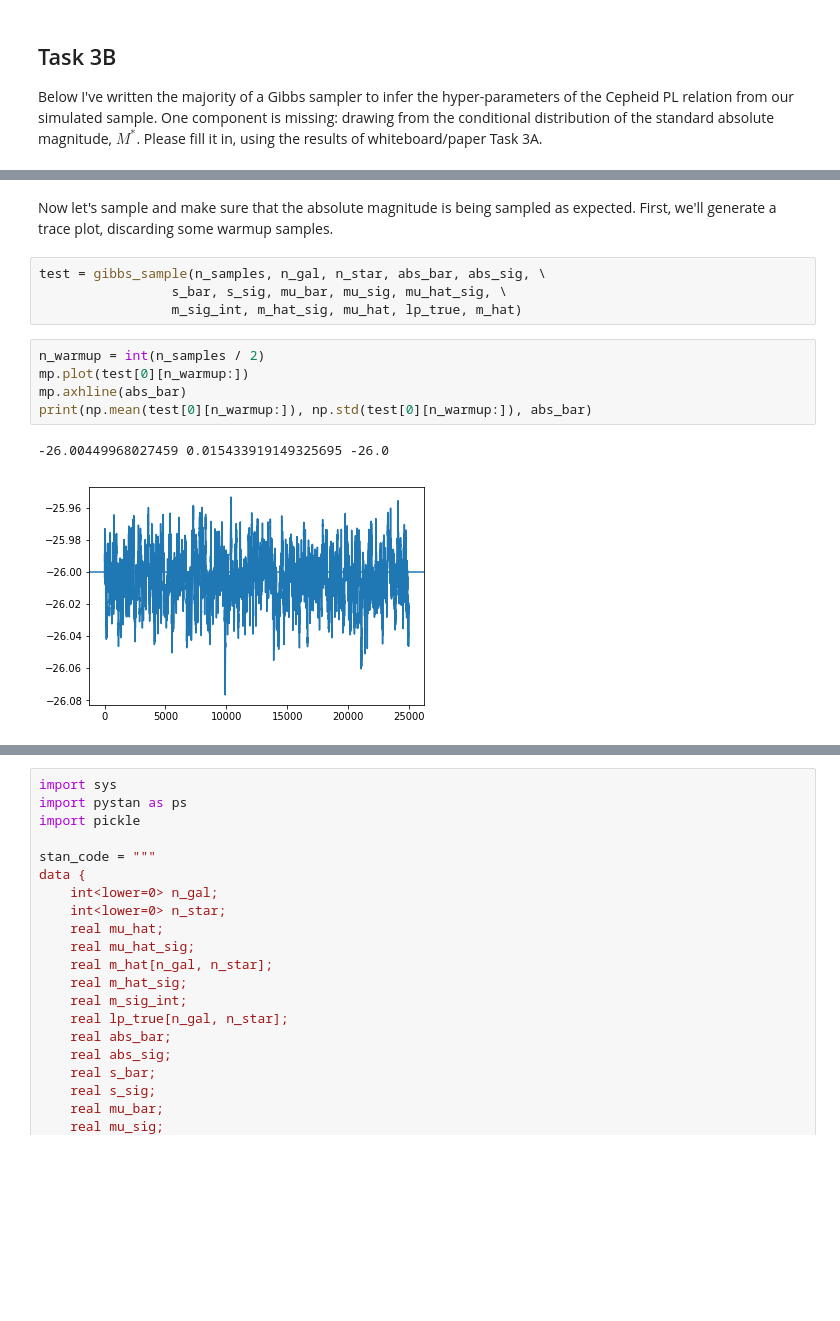
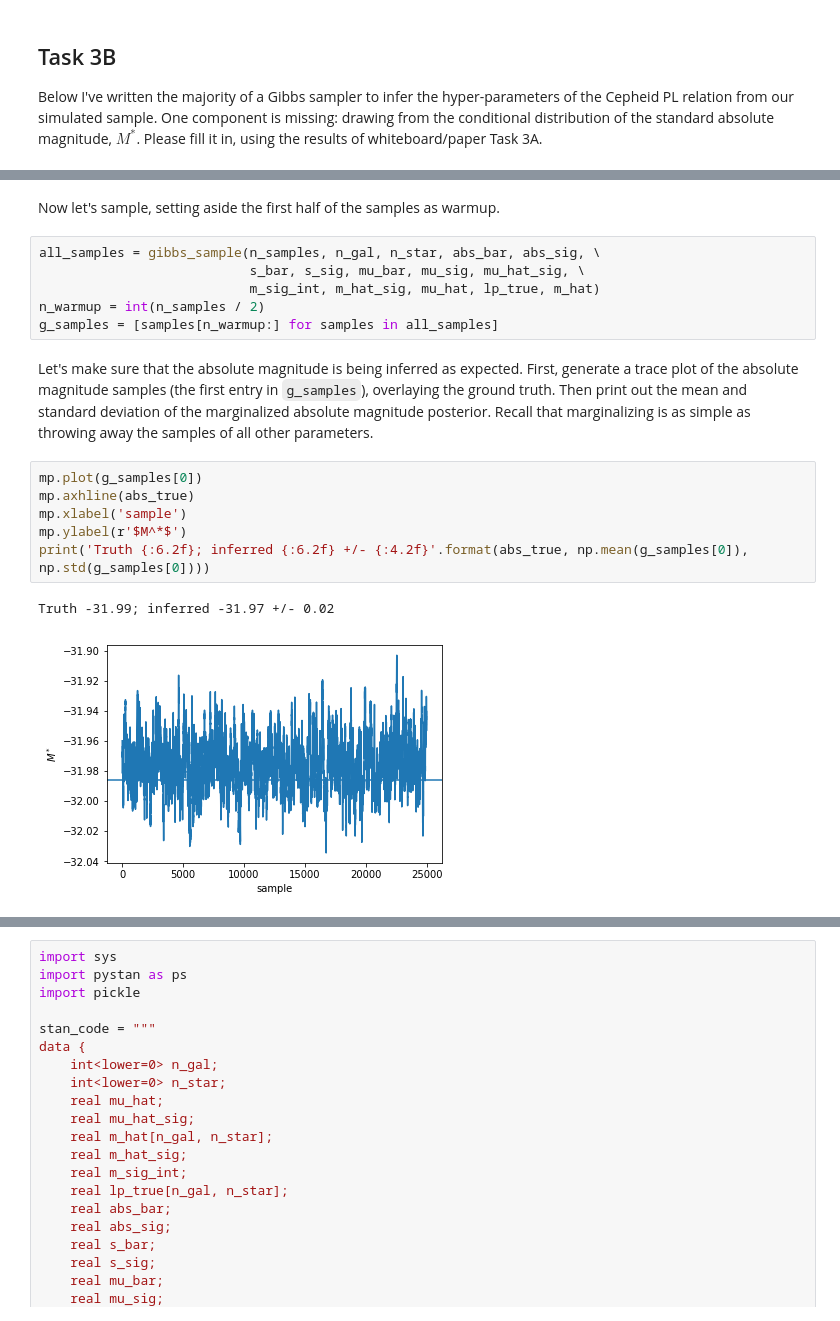
Before and after one commit to sfeeney/bhm_lecture, a Jupyter notebook: bhms.ipynb, the cells around one changed output, grey strips where cells are left out. Drawn from its saved outputs; the diff is of its cells as text; blank space fills up the shorter version.

```diff
--- a/bhms.ipynb
+++ b/bhms.ipynb
@@ -268,17 +307,22 @@ def gibbs_sample(n_samples, n_gal, n_star, abs_bar, abs_sig, \
 
     return (abs_samples, s_samples, mu_samples, m_samples)
-# %% [markdown]
-Now let's sample and make sure that the absolute magnitude is being sampled as expected. First, we'll generate a trace plot, discarding some warmup samples.
+# %% [markdown]
+Now let's sample, setting aside the first half of the samples as warmup.
 # %%
-test = gibbs_sample(n_samples, n_gal, n_star, abs_bar, abs_sig, \
-                 s_bar, s_sig, mu_bar, mu_sig, mu_hat_sig, \
-                 m_sig_int, m_hat_sig, mu_hat, lp_true, m_hat)
+all_samples = gibbs_sample(n_samples, n_gal, n_star, abs_bar, abs_sig, \
+                           s_bar, s_sig, mu_bar, mu_sig, mu_hat_sig, \
+                           m_sig_int, m_hat_sig, mu_hat, lp_true, m_hat)
+n_warmup = int(n_samples / 2)
+g_samples = [samples[n_warmup:] for samples in all_samples]
-# %%
-n_warmup = int(n_samples / 2)
-mp.plot(test[0][n_warmup:])
-mp.axhline(abs_bar)
-print(np.mean(test[0][n_warmup:]), np.std(test[0][n_warmup:]), abs_bar)
-# %% [output]
--26.00449968027459 0.015433919149325695 -26.0
-[figure, removed]
+# %% [markdown]
+Let's make sure that the absolute magnitude is being inferred as expected. First, generate a trace plot of the absolute magnitude samples (the first entry in `g_samples`), overlaying the ground truth. Then print out the mean and standard deviation of the marginalized absolute magnitude posterior. Recall that marginalizing is as simple as throwing away the samples of all other parameters.
+# %%
+mp.plot(g_samples[0])
+mp.axhline(abs_true)
+mp.xlabel('sample')
+mp.ylabel(r'$M^*$')
+print('Truth {:6.2f}; inferred {:6.2f} +/- {:4.2f}'.format(abs_true, np.mean(g_samples[0]), np.std(g_samples[0])))
+# %% [output]
+Truth -31.99; inferred -31.97 +/- 0.02
+[figure, added]
 # %% [markdown]
```
Also changed, not shown: parts of 16 cells of this notebook.
